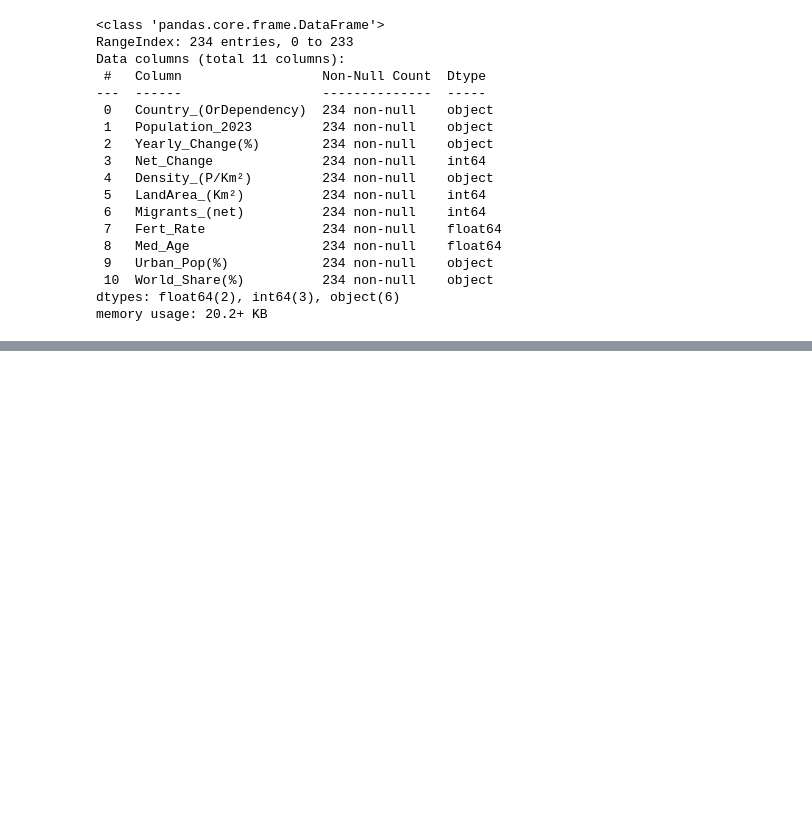
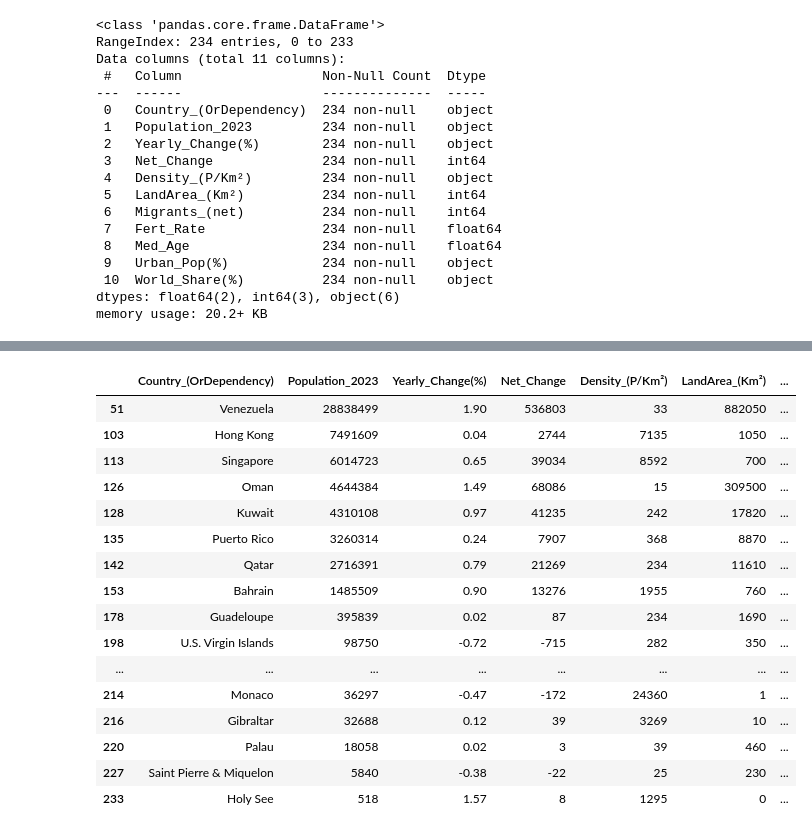
Before and after one commit to nsanced/poblacion-mundial-2023, a Jupyter notebook: poblacion_mundial_2023.ipynb, the cells around one changed output, grey strips where cells are left out. Saved outputs shown, nothing was run; the diff lists cells and outputs as text; code cells hidden in the pictures; blank space fills up the shorter version.

```diff
--- a/poblacion_mundial_2023.ipynb
+++ b/poblacion_mundial_2023.ipynb
@@ -103,3 +99,22 @@ Data columns (total 11 columns):
  10  World_Share(%)          234 non-null    object
 dtypes: float64(2), int64(3), object(6)
 memory usage: 20.2+ KB
+# %%
+def delete_comma(column):
+  try:
+    value = column.replace(",", "")
+    return int(value)
+  except:
+    return value
+
+df1["Population_2023"] = df1.apply(lambda row: delete_comma(row["Population_2023"]), axis=1)
+# %%
+def delete_percentage(column):
+  try:
+    value = column.replace("%", "")
+    value = value.strip("% \t\n\r\x0b\x0c")
+    return float(value)
+  except:
+    return value
+
+df1["Yearly_Change(%)"] = df1.apply(lambda row: delete_percentage(row["Yearly_Change(%)"]), axis=1)
@@ -105,0 +145,21 @@ memory usage: 20.2+ KB
+# %%
+na_filter = df1["Urban_Pop(%)"] == "N.A."
+df1.loc[na_filter, :]
+# %% [output]
+|  | Country_(OrDependency) | Population_2023 | Yearly_Change(%) | Net_Change | Density_(P/Km²) | LandArea_(Km²) | ... |
+| 51 | Venezuela | 28838499 | 1.90 | 536803 | 33 | 882050 | ... |
+| 103 | Hong Kong | 7491609 | 0.04 | 2744 | 7135 | 1050 | ... |
+| 113 | Singapore | 6014723 | 0.65 | 39034 | 8592 | 700 | ... |
+| 126 | Oman | 4644384 | 1.49 | 68086 | 15 | 309500 | ... |
+| 128 | Kuwait | 4310108 | 0.97 | 41235 | 242 | 17820 | ... |
+| 135 | Puerto Rico | 3260314 | 0.24 | 7907 | 368 | 8870 | ... |
+| 142 | Qatar | 2716391 | 0.79 | 21269 | 234 | 11610 | ... |
+| 153 | Bahrain | 1485509 | 0.90 | 13276 | 1955 | 760 | ... |
+| 178 | Guadeloupe | 395839 | 0.02 | 87 | 234 | 1690 | ... |
+| 198 | U.S. Virgin Islands | 98750 | -0.72 | -715 | 282 | 350 | ... |
+| ... | ... | ... | ... | ... | ... | ... | ... |
+| 214 | Monaco | 36297 | -0.47 | -172 | 24360 | 1 | ... |
+| 216 | Gibraltar | 32688 | 0.12 | 39 | 3269 | 10 | ... |
+| 220 | Palau | 18058 | 0.02 | 3 | 39 | 460 | ... |
+| 227 | Saint Pierre & Miquelon | 5840 | -0.38 | -22 | 25 | 230 | ... |
+| 233 | Holy See | 518 | 1.57 | 8 | 1295 | 0 | ... |
```
Also changed, not shown: parts of 6 cells of this notebook.
